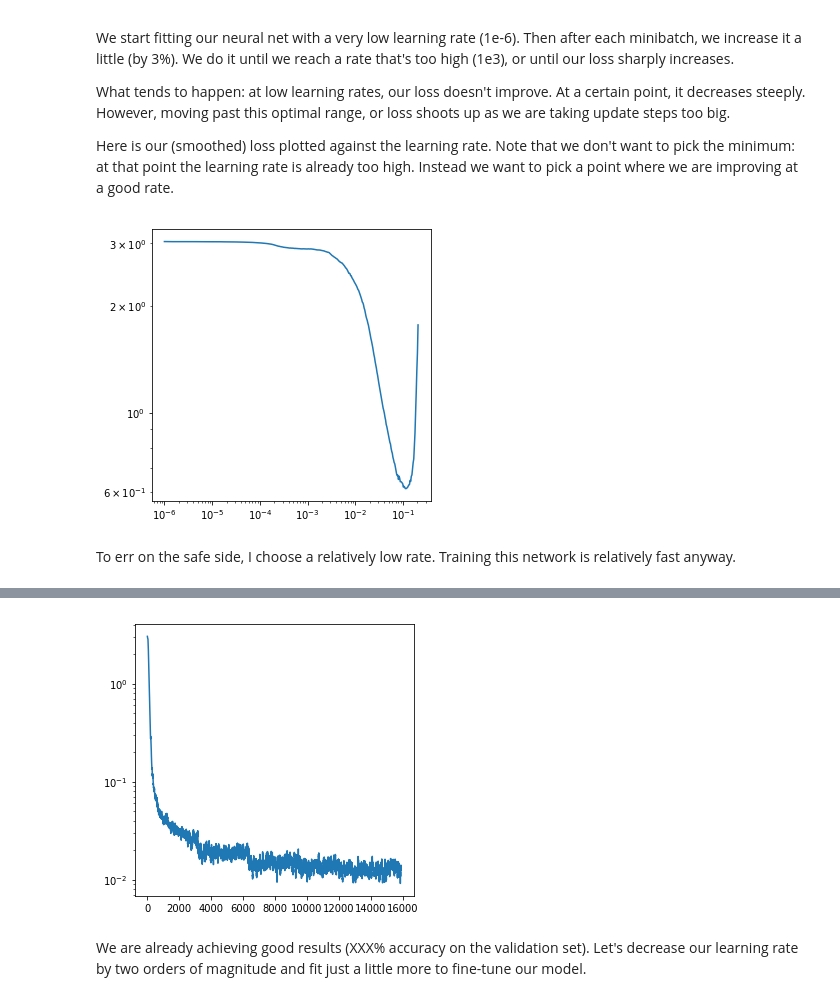
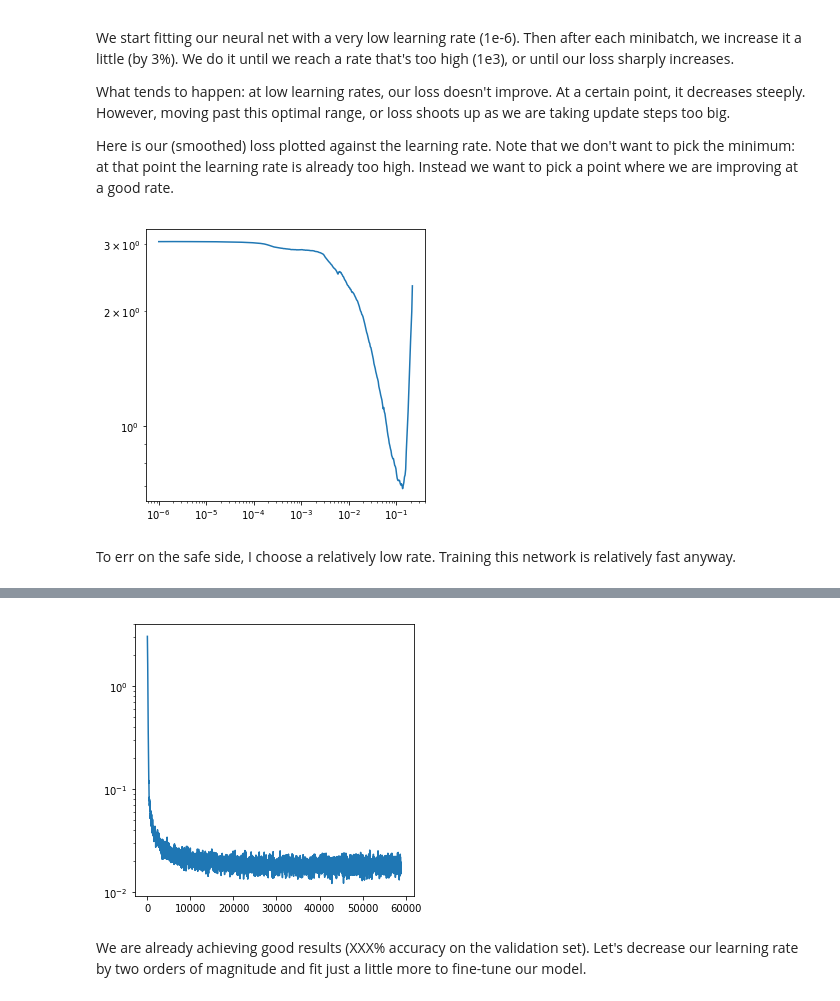
Before and after one commit to kk1694/Lang_Detect, a Jupyter notebook: Lang_Class.ipynb, the cells around one changed output, grey strips where cells are left out. Drawn from its saved outputs; the diff is of its cells as text; code cells hidden in the pictures.

Commit message:
Add complete language model run on whole dataset.

```diff
--- a/Lang_Class.ipynb
+++ b/Lang_Class.ipynb
@@ -47,11 +47,11 @@ PATH = Path('data')  # Directory for all data and temporary files
 # Note: to run on the whole training set, specify PATH/'train' as the path.
 # However, since that corpus is huge, the learning rate will have to be reduced.
 # Also, the whole corpus will need a much higher training time.
-TRAIN = PATH/'train_sampl'  # Directory for training text
+TRAIN = PATH/'train'  # Directory for training text
 TEST_FN = PATH/'test'  # Filename for test text
 PATH_TMP = PATH/'tmp'  # Temporary directory to save progress
 
-MIN_FREQ = 3  # We'll replace words with lower frequency with unknown
+MIN_FREQ = 50  # We'll replace words with lower frequency with unknown
 SEQ_LEN = 32  # Length of the sequences passed into our GRU
 
 BS = 512  # Batch size for our RNN
@@ -60,6 +60,8 @@ EMB_SZ = 50  # Dimension of word embeddings
 HIDDEN_SZ = 250  # Hidden layer dimension of the GRU
 EMB_DROP = 0.25  # Dropout applied to embeddings
 LAYER_DROP = 0.25  # Dropout applied after GRU
+EPOCHS = 1  # Epochs to train
+EPOCHS_FT = 3  # Epochs to fine-tune with very small learning rate
 
 # List of languages
 LANGS = list(map(lambda x: x.name, list(TRAIN.iterdir())))
@@ -289,3 +293,5 @@ print(y_train[:5])  # After
 # %%
-with open(PATH_TMP/'numericalized.pickle', mode = 'wb') as f:
-    dill.dump([words, vocab_size, word2idx, idx2word, X_train, X_val, y_train, y_val], f)
+#with open(PATH_TMP/'numericalized.pickle', mode = 'wb') as f:
+#    dill.dump([words, vocab_size, word2idx, idx2word, X_train, X_val, y_train, y_val], f)
+#with open(PATH_TMP/'numericalized.pickle', mode = 'rb') as f:
+#    (words, vocab_size, word2idx, idx2word, X_train, X_val, y_train, y_val) = dill.load(f)
@@ -489,13 +492,13 @@ Here is our (smoothed) loss plotted against the learning rate. Note that we don'
 # %%
 learn.lr_find()
 # %% [output]
-[figure, old version]
+[figure, new version]
 # %% [markdown]
 To err on the safe side, I choose a relatively low rate. Training this network is relatively fast anyway.
 # %%
 lr = 3e-3
 # %%
-learn.fit(lr, 5)
-dill.dump(learn.model.state_dict(), open(PATH_TMP/'model0.pickle', mode = 'wb'))
+learn.fit(lr, EPOCHS)
+#dill.dump(learn.model.state_dict(), open(PATH_TMP/'model0.pickle', mode = 'wb'))
 learn.plot_loss()
 # %% [output]
@@ -507,4 +506,4 @@ Epoch 4. Training loss: 0.012697562721611731. Validation loss: 0.019940753977229
-[figure, old version]
+[figure, new version]
 # %% [markdown]
 We are already achieving good results (XXX% accuracy on the validation set). Let's decrease our learning rate by two orders of magnitude and fit just a little more to fine-tune our model.
 # %%
```
Also changed, not shown: parts of 26 cells of this notebook.
